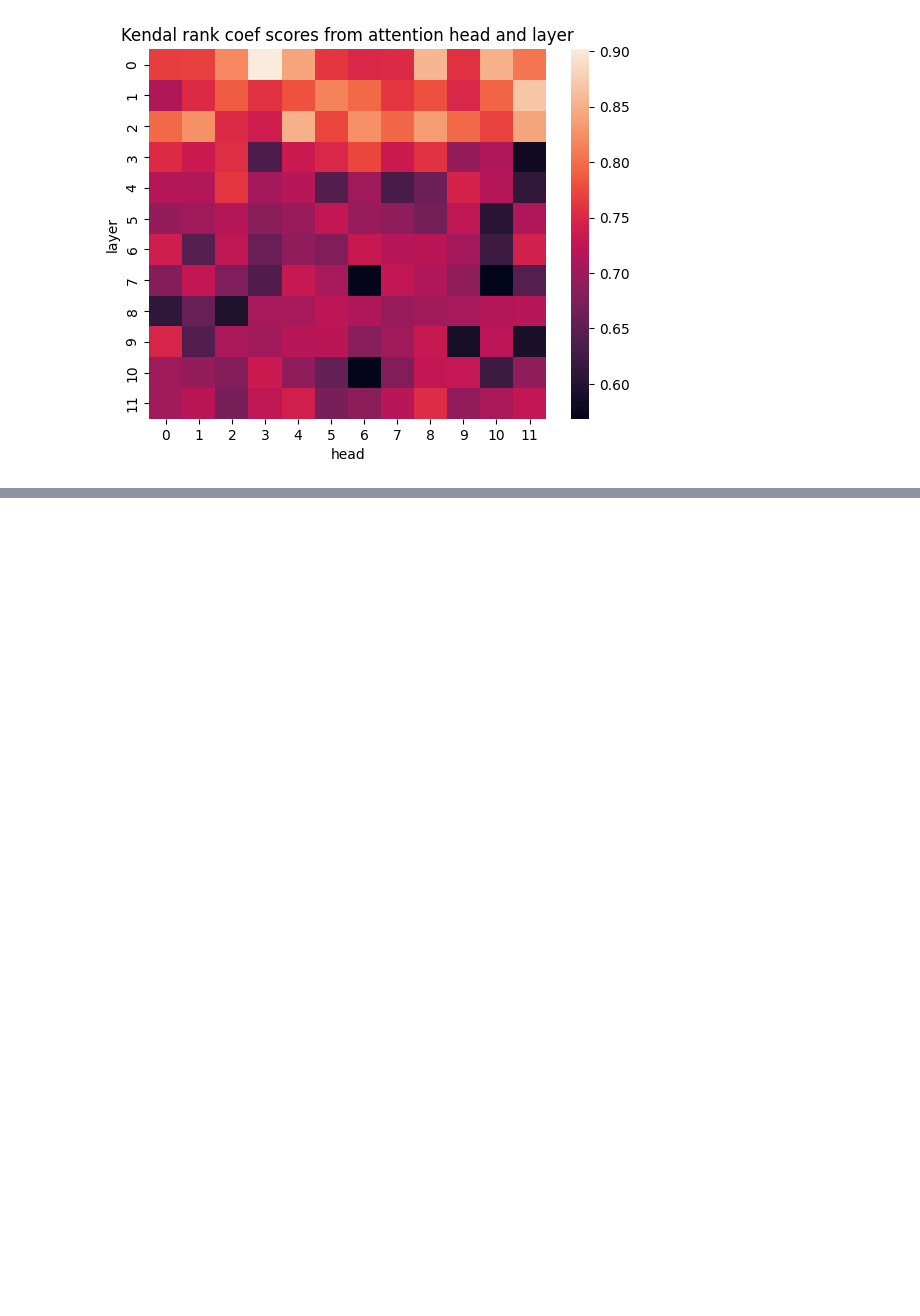
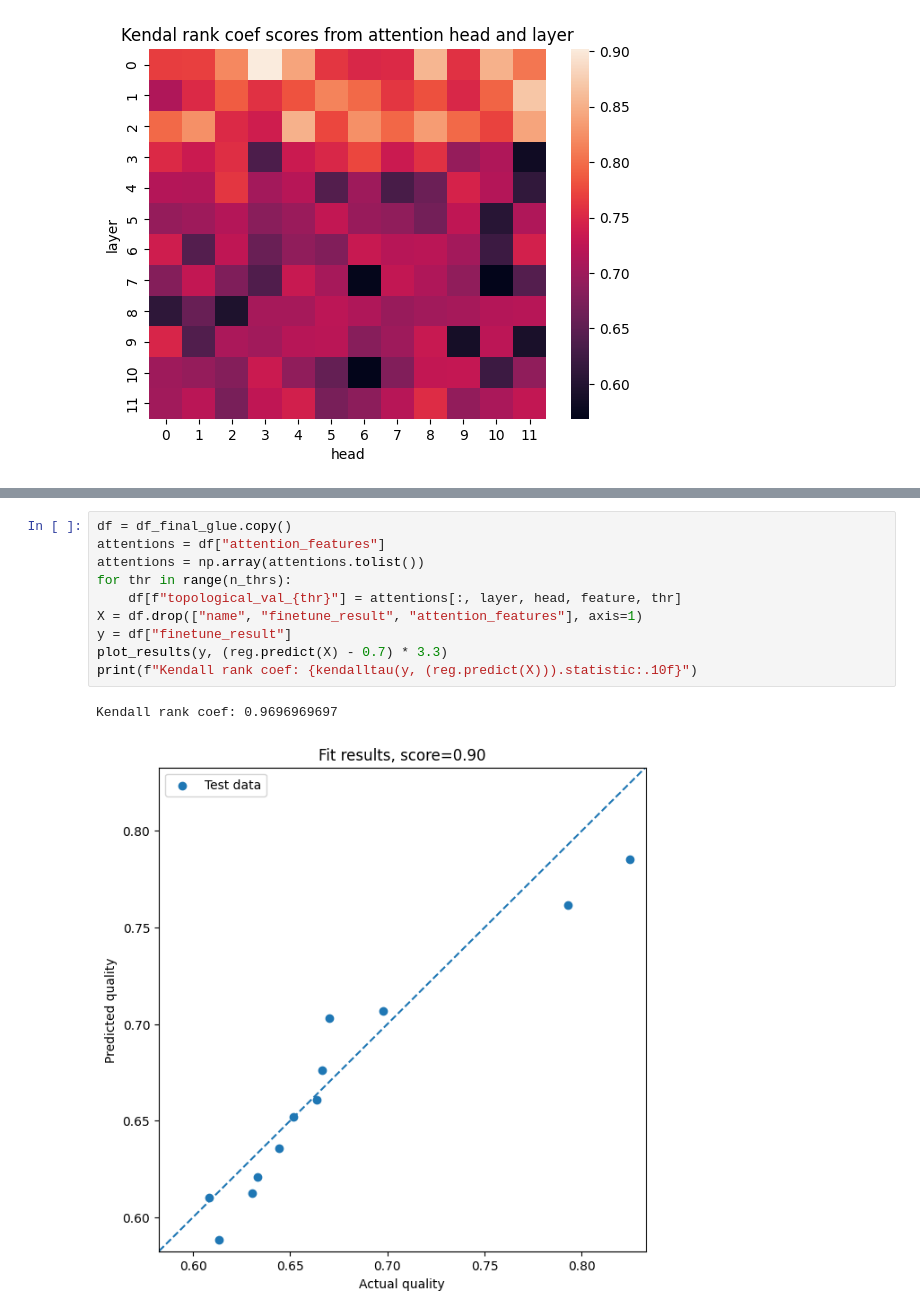
Before and after one commit to ShishckovA/FinetuniePerformancePrediction, a Jupyter notebook: src/final_regressor.ipynb, the cells around one changed output, grey strips where cells are left out. Drawn from its saved outputs; the diff is of its cells as text; blank space fills up the shorter version.

```diff
--- a/src/final_regressor.ipynb
+++ b/src/final_regressor.ipynb
@@ -322,3 +421,16 @@ plt.ylabel("layer");
+# %%
+df = df_final_glue.copy()
+attentions = df["attention_features"]
+attentions = np.array(attentions.tolist())
+for thr in range(n_thrs):
+    df[f"topological_val_{thr}"] = attentions[:, layer, head, feature, thr]
+X = df.drop(["name", "finetune_result", "attention_features"], axis=1)
+y = df["finetune_result"]
+plot_results(y, (reg.predict(X) - 0.7) * 3.3)
+print(f"Kendall rank coef: {kendalltau(y, (reg.predict(X))).statistic:.10f}")
+# %% [output]
+Kendall rank coef: 0.9696969697
+[figure, added]
 # %%
 from tqdm.notebook import tqdm
 import warnings
```
Also changed, not shown: parts of 10 cells of this notebook.
